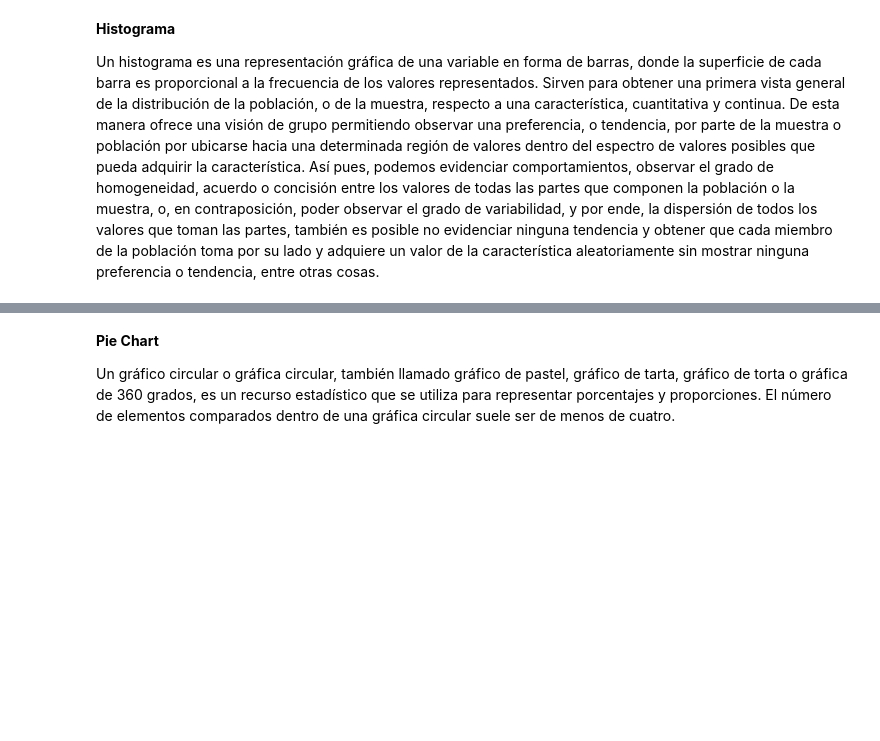
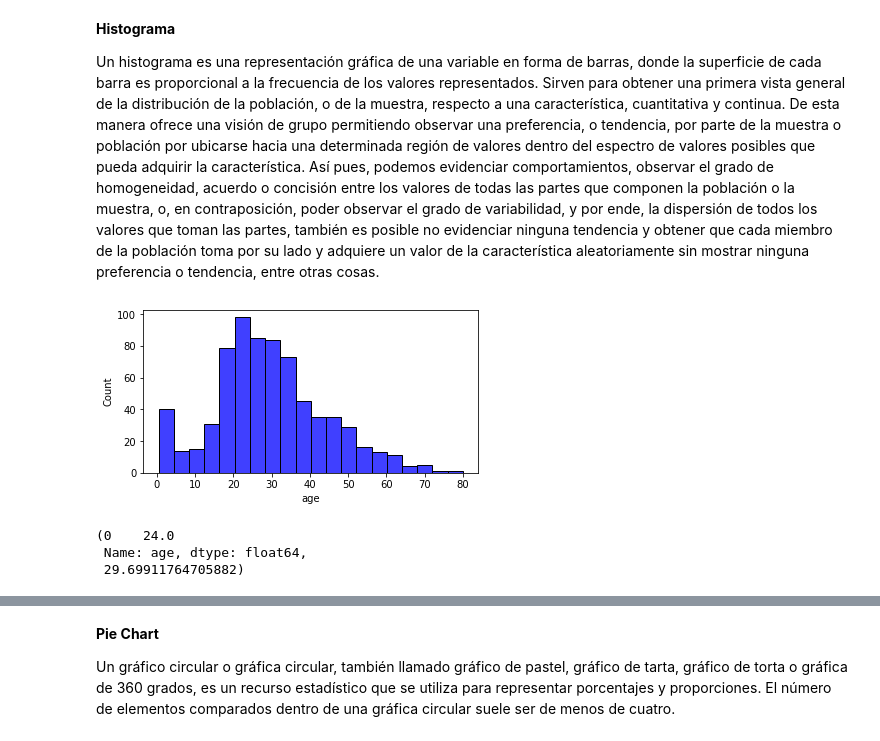
Before and after one commit to Ironhack-Data-Madrid-Mayo-2022/apuntes_clase, a Jupyter notebook: semana_5/1.1 - Estadistica descriptiva.ipynb, the cells around one changed output, grey strips where cells are left out. Saved outputs shown, nothing was run; the diff lists cells and outputs as text; code cells hidden in the pictures; blank space fills up the shorter version.

```diff
--- a/semana_5/1.1 - Estadistica descriptiva.ipynb
+++ b/semana_5/1.1 - Estadistica descriptiva.ipynb
@@ -889,3 +967,13 @@ Un gráfico de barras o gráfico de columnas, es una forma de representar gráfi
 **Histograma**
 
 Un histograma es una representación gráfica de una variable en forma de barras, donde la superficie de cada barra es proporcional a la frecuencia de los valores representados. Sirven para obtener una primera vista general de la distribución de la población, o de la muestra, respecto a una característica, cuantitativa y continua. De esta manera ofrece una visión de grupo permitiendo observar una preferencia, o tendencia, por parte de la muestra o población por ubicarse hacia una determinada región de valores dentro del espectro de valores posibles que pueda adquirir la característica. Así pues, podemos evidenciar comportamientos, observar el grado de homogeneidad, acuerdo o concisión entre los valores de todas las partes que componen la población o la muestra, o, en contraposición, poder observar el grado de variabilidad, y por ende, la dispersión de todos los valores que toman las partes, también es posible no evidenciar ninguna tendencia y obtener que cada miembro de la población toma por su lado y adquiere un valor de la característica aleatoriamente sin mostrar ninguna preferencia o tendencia, entre otras cosas.
+# %%
+sns.histplot(x=df.age, color='b');
+# %% [output]
+[figure, added]
+# %%
+df.age.mode(), df.age.mean()
+# %% [output]
+(0    24.0
+ Name: age, dtype: float64,
+ 29.69911764705882)
```
Also changed, not shown: parts of 25 cells of this notebook, 1 other file.
